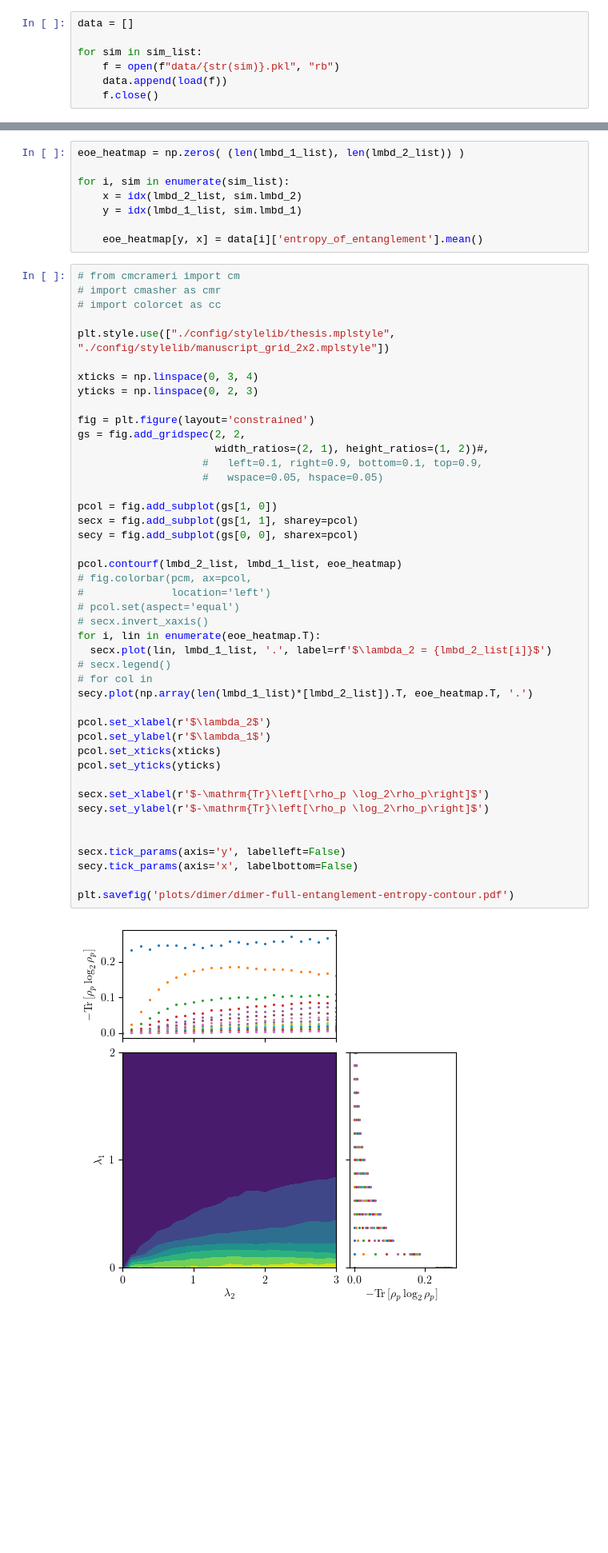
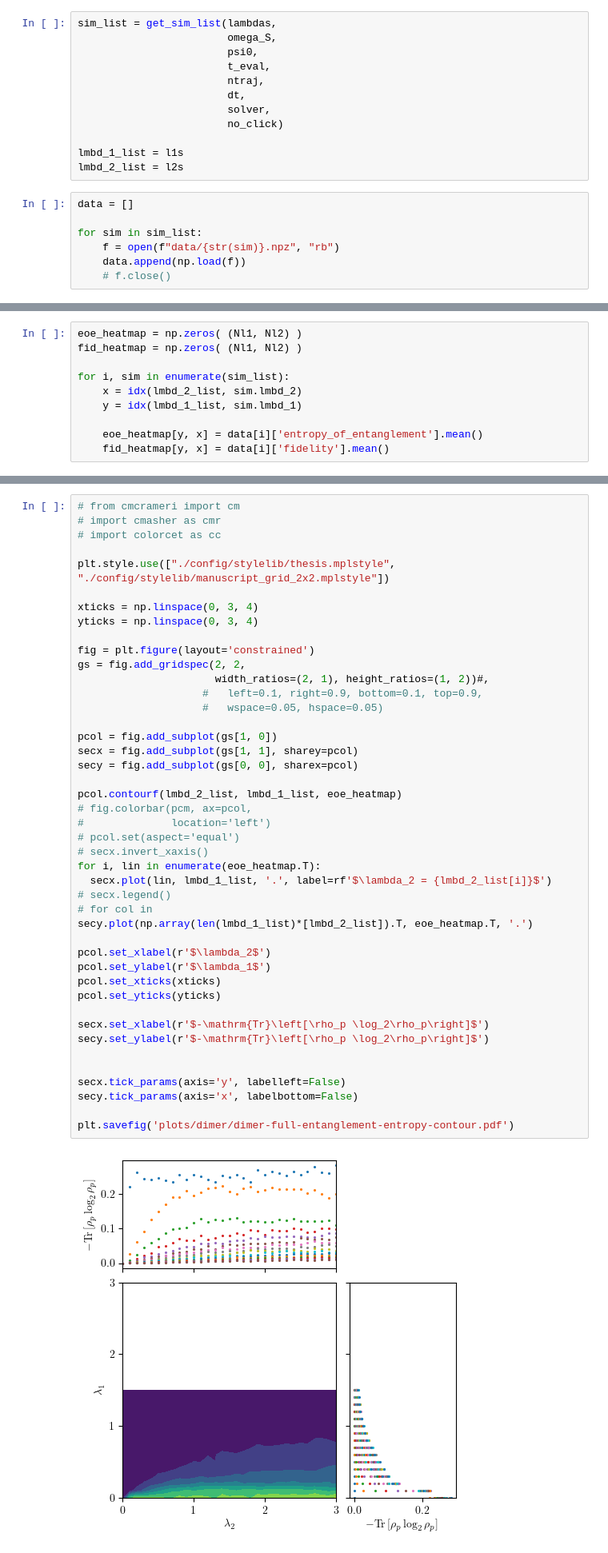
Before and after one commit to svrnzn/quantum-zeni, a Jupyter notebook: dimer/analysis/dimer-entanglement-entropy.ipynb, the cells around one changed output, grey strips where cells are left out. Shown at 80% size. Drawn from its saved outputs; the diff is of its cells as text; blank space fills up the shorter version.

```diff
--- a/dimer/analysis/dimer-entanglement-entropy.ipynb
+++ b/dimer/analysis/dimer-entanglement-entropy.ipynb
@@ -46,7 +36,19 @@ sim_list = get_sim_list(lmbd_1_list,
+# %%
+sim_list = get_sim_list(lambdas,
+                        omega_S,
+                        psi0,
+                        t_eval,
+                        ntraj,
+                        dt,
+                        solver,
+                        no_click)
+
+lmbd_1_list = l1s
+lmbd_2_list = l2s
 # %%
 data = []
 
 for sim in sim_list:
-    f = open(f"data/{str(sim)}.pkl", "rb")
-    data.append(load(f))
-    f.close()
+    f = open(f"data/{str(sim)}.npz", "rb")
+    data.append(np.load(f))
+    # f.close()
@@ -52,0 +58,10 @@ for sim in sim_list:
+# %%
+eoe_heatmap = np.zeros( (Nl1, Nl2) )
+fid_heatmap = np.zeros( (Nl1, Nl2) )
+
+for i, sim in enumerate(sim_list):
+    x = idx(lmbd_2_list, sim.lmbd_2)
+    y = idx(lmbd_1_list, sim.lmbd_1)
+
+    eoe_heatmap[y, x] = data[i]['entropy_of_entanglement'].mean()
+    fid_heatmap[y, x] = data[i]['fidelity'].mean()
@@ -53,13 +115,5 @@ for sim in sim_list:
 # %% [markdown]
 ## Entanglement entropy heatmap
-# %%
-eoe_heatmap = np.zeros( (len(lmbd_1_list), len(lmbd_2_list)) )
-
-for i, sim in enumerate(sim_list):
-    x = idx(lmbd_2_list, sim.lmbd_2)
-    y = idx(lmbd_1_list, sim.lmbd_1)
-
-    eoe_heatmap[y, x] = data[i]['entropy_of_entanglement'].mean()
 # %%
 # from cmcrameri import cm
 # import cmasher as cmr
@@ -68,7 +122,7 @@ for i, sim in enumerate(sim_list):
 plt.style.use(["./config/stylelib/thesis.mplstyle", "./config/stylelib/manuscript_grid_2x2.mplstyle"])
 
 xticks = np.linspace(0, 3, 4)
-yticks = np.linspace(0, 2, 3)
+yticks = np.linspace(0, 3, 4)
 
 fig = plt.figure(layout='constrained')
 gs = fig.add_gridspec(2, 2,
@@ -78,34 +132,34 @@ gs = fig.add_gridspec(2, 2,
 
 pcol = fig.add_subplot(gs[1, 0])
 secx = fig.add_subplot(gs[1, 1], sharey=pcol)
 secy = fig.add_subplot(gs[0, 0], sharex=pcol)
 
 pcol.contourf(lmbd_2_list, lmbd_1_list, eoe_heatmap)
 # fig.colorbar(pcm, ax=pcol,
 #              location='left')
 # pcol.set(aspect='equal')
 # secx.invert_xaxis()
 for i, lin in enumerate(eoe_heatmap.T):
   secx.plot(lin, lmbd_1_list, '.', label=rf'$\lambda_2 = {lmbd_2_list[i]}$')
 # secx.legend()
 # for col in
 secy.plot(np.array(len(lmbd_1_list)*[lmbd_2_list]).T, eoe_heatmap.T, '.')
 
 pcol.set_xlabel(r'$\lambda_2$')
 pcol.set_ylabel(r'$\lambda_1$')
 pcol.set_xticks(xticks)
 pcol.set_yticks(yticks)
 
 secx.set_xlabel(r'$-\mathrm{Tr}\left[\rho_p \log_2\rho_p\right]$')
 secy.set_ylabel(r'$-\mathrm{Tr}\left[\rho_p \log_2\rho_p\right]$')
 
 
 secx.tick_params(axis='y', labelleft=False)
 secy.tick_params(axis='x', labelbottom=False)
 
 plt.savefig('plots/dimer/dimer-full-entanglement-entropy-contour.pdf')
 # %% [output]
-[figure, old version]
+[figure, new version]
 # %%
 # from cmcrameri import cm
 # import cmasher as cmr
```
Also changed, not shown: parts of 12 cells of this notebook, 15 other files.
